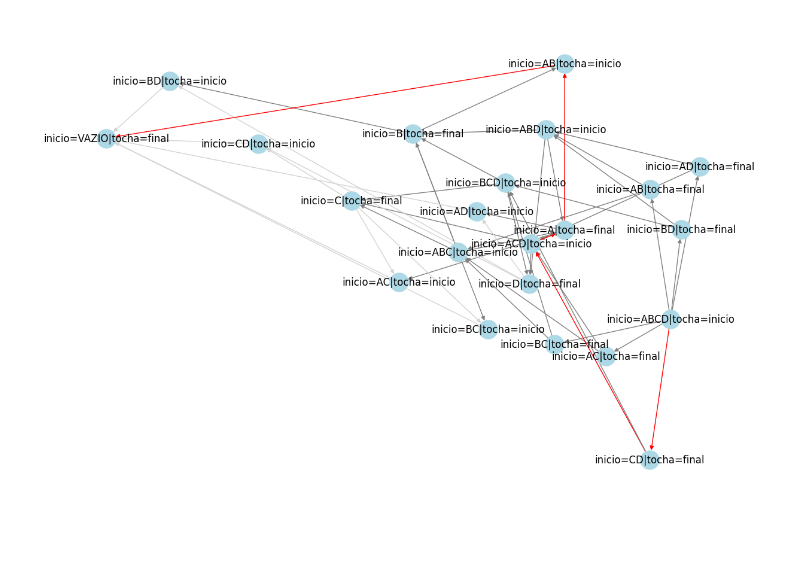
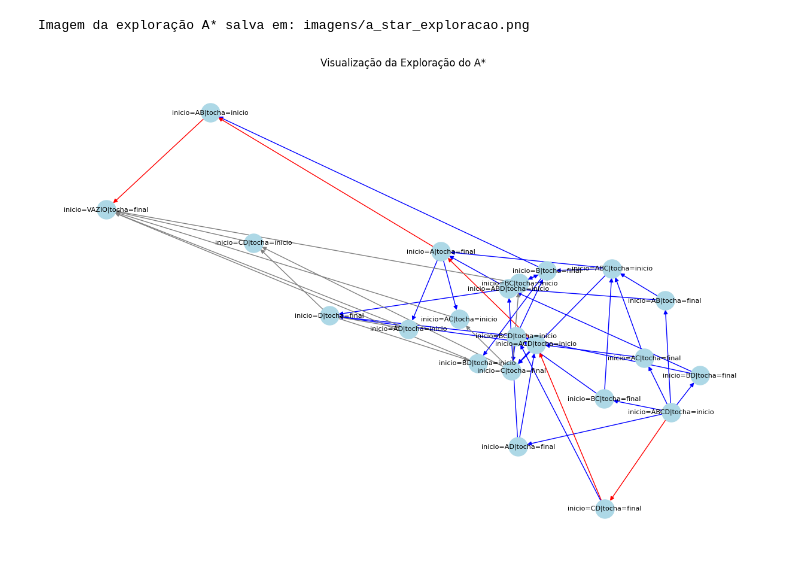
Before and after one commit to bbiancalopess/bridge-and-torch-ai-search-algorithms, a Jupyter notebook: a_star.ipynb, the cells around one changed output. Saved outputs shown, nothing was run; the diff lists cells and outputs as text; code cells hidden in the pictures; blank space fills up the shorter version.

Commit message:
feat: padronize and add path image

```diff
--- a/a_star.ipynb
+++ b/a_star.ipynb
@@ -7,4 +17,5 @@ import matplotlib.pyplot as plt
 # %%
-main_graph = nx.read_graphml("grafo_ponte_tocha.graphml")
-main_crossing_times = {'A': 1, 'B': 2, 'C': 5, 'D': 10}
+# Carregamento do grafo e definição dos tempos de travessia
+grafo = nx.read_graphml("grafo_ponte_tocha.graphml")
+tempos_travessia = {'A': 1, 'B': 2, 'C': 5, 'D': 10}
 # %%
@@ -129,25 +180,55 @@ inicio=ABC|tocha=inicio -> inicio=A|tocha=final | g=13, h=1, f=14
 inicio=ABC|tocha=inicio -> inicio=C|tocha=final | g=13, h=5, f=18
 inicio=AB|tocha=inicio -> inicio=VAZIO|tocha=final | g=17, h=0, f=17
 # %%
-def visualize_exploration(graph, explored_edges, final_path):
-    edge_colors = []
-    path_edges = set(zip(final_path, final_path[1:]))
+def visualizar_exploracao(grafo, arestas_exploradas, caminho_final, salvar_imagem=True):
+    """
+    Visualiza o grafo destacando as arestas exploradas e o caminho final.
 
-    for u, v in graph.edges():
-        if (u, v) in path_edges:
-            edge_colors.append("red")
-        elif (u, v) in explored_edges:
-            edge_colors.append("gray")
+    Args:
+        grafo (nx.Graph): Grafo a ser visualizado
+        arestas_exploradas (list): Lista de arestas exploradas durante a busca
+        caminho_final (list): Sequência de nós do caminho ótimo encontrado
+        salvar_imagem (bool): Se True, salva a imagem em arquivo
+    """
+    cores_arestas = []
+    arestas_caminho = set(zip(caminho_final, caminho_final[1:]))
+
+    # Define cores das arestas baseado no tipo
+    for origem, destino in grafo.edges():
+        if (origem, destino) in arestas_caminho:
+            cores_arestas.append("red")      # Caminho final em vermelho
+        elif (origem, destino) in arestas_exploradas:
+            cores_arestas.append("blue")     # Arestas exploradas em cinza
         else:
-            edge_colors.append("lightgray")
+            cores_arestas.append("gray") # Outras arestas em cinza claro
 
-    pos = nx.spring_layout(graph, seed=42)
+    # Cria o layout e desenha o grafo
+    posicoes = nx.spring_layout(grafo, seed=42)
     plt.figure(figsize=(12, 8))
-    nx.draw(graph, pos, with_labels=True, node_size=500,
-            node_color="lightblue", edge_color=edge_colors, arrows=True)
+    nx.draw(
+        grafo,
+        posicoes,
+        with_labels=True,
+        node_size=500,
+        node_color="lightblue",
+        edge_color=cores_arestas,
+        arrows=True,
+        font_size=8
+    )
+
+    plt.title("Visualização da Exploração do A*")
+
+    # Salva a imagem se solicitado
+    if salvar_imagem:
+        if not os.path.exists('imagens'):
+            os.makedirs('imagens')
+        plt.savefig('imagens/a_star_exploracao.png', dpi=300, bbox_inches='tight')
+        print("Imagem da exploração A* salva em: imagens/a_star_exploracao.png")
+
     plt.show()
 
-# Exemplo:
-visualize_exploration(main_graph, explored_edges, final_path)
+# Visualiza o resultado
+visualizar_exploracao(grafo, arestas_exploradas, caminho_final, salvar_imagem=True)
 # %% [output]
+Imagem da exploração A* salva em: imagens/a_star_exploracao.png
-[figure, old version]
+[figure, new version]
```
Also changed, not shown: parts of 5 cells of this notebook, 11 other files.
